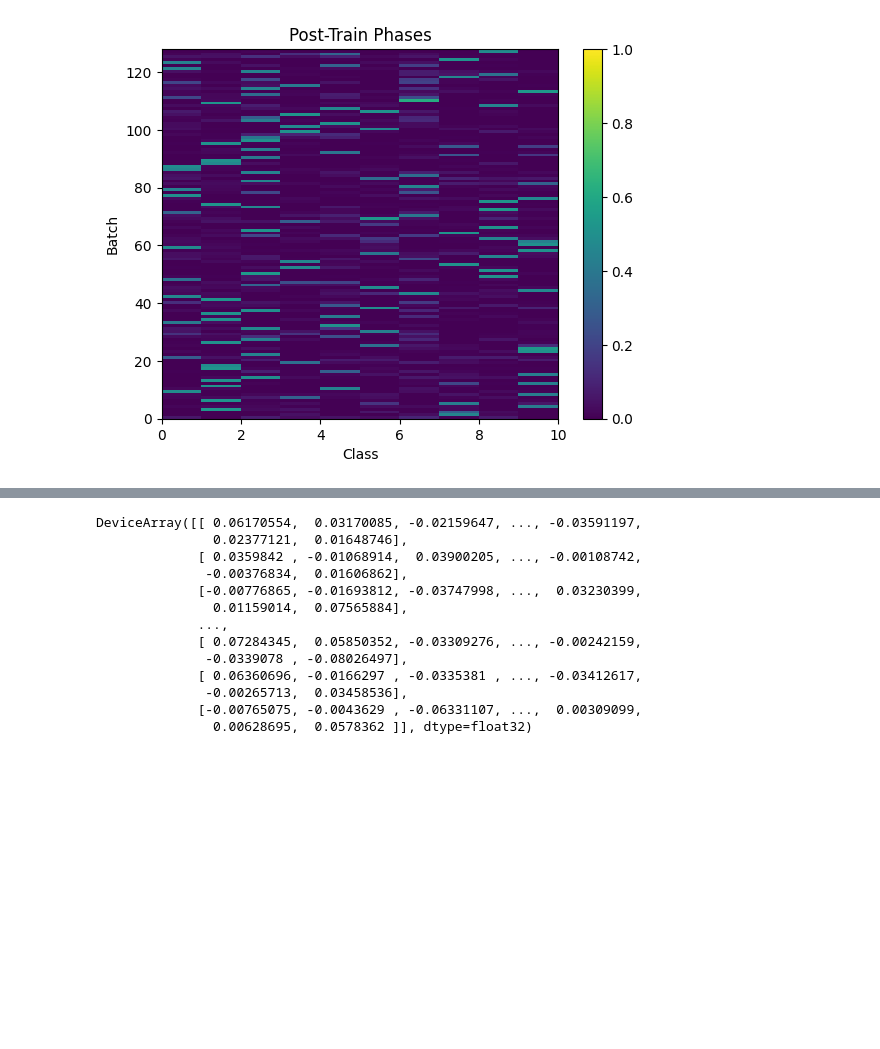
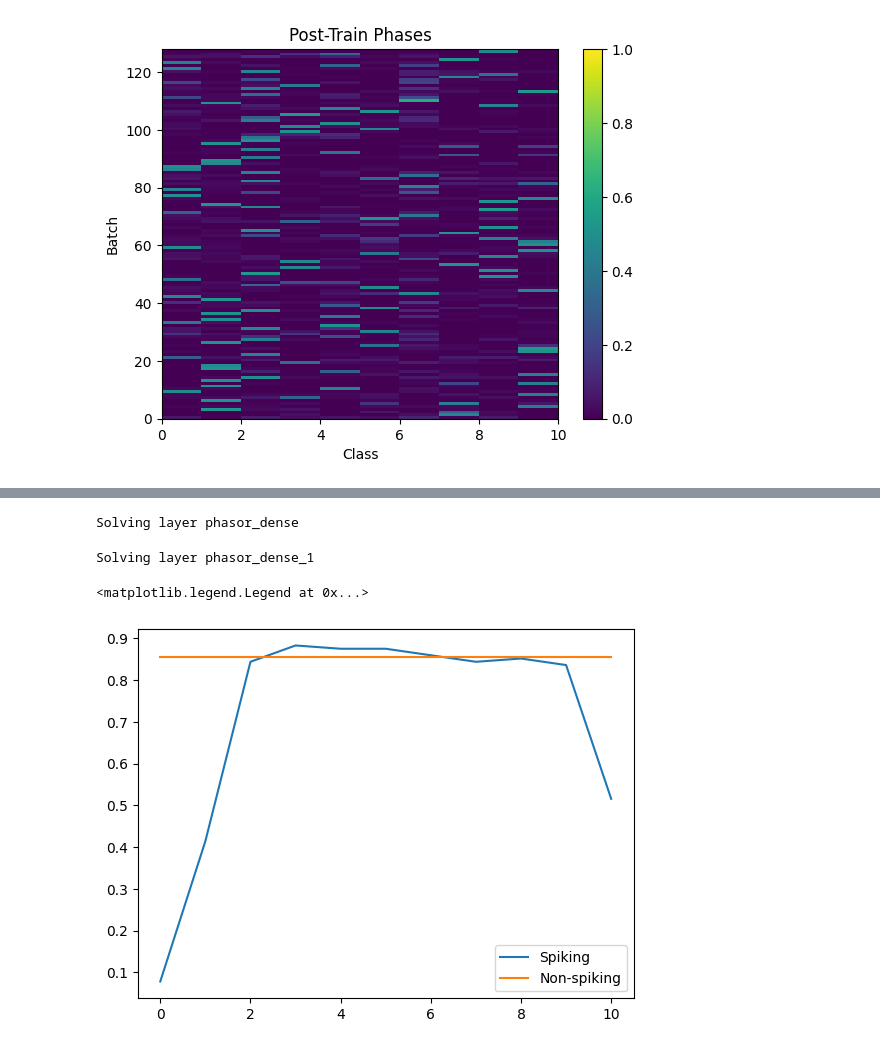
Before and after one commit to wilkieolin/phasor_jax, a Jupyter notebook: fashion test mlp.ipynb, the cells around one changed output, grey strips where cells are left out. Cells and saved outputs as stored; diff of their text form; code cells hidden in the pictures; blank space fills up the shorter version.

Commit message:
updating spiking execution example in fashion test

```diff
--- a/fashion test mlp.ipynb
+++ b/fashion test mlp.ipynb
@@ -127,6 +134,7 @@ Text(0, 0.5, 'Loss')
 # Test
 # %%
 #Load the testing dataset
-test, x_test, y_test = load_dataset(dataset, split="test", is_training=False, repeat = False, batch_size=n_batch)
+test_ds, x_test, y_test = load_dataset(dataset, split="test", is_training=False, repeat = False, batch_size=n_batch)
+test = iter(test_ds)
 # %%
 #Load a non-repeating copy of the training dataset
@@ -134,13 +142,3 @@ train2, _, _ = load_dataset(dataset, split="train", is_training=False, repeat =
-# %%
-def accuracy_quadrature(net, key, params, images, labels, **kwargs):
-    """
-    Compute classification accuracy with a model designed to produce out-of-phase
-    outputs for the predicted class instead of pure similarity values.
-    """
-
-    yhat = net.apply(params, key, images, **kwargs)
-    yhat = jnp.argmin(jnp.abs(yhat - 0.5), axis=1)
-    return yhat == labels
 # %%
 #define a labmda to compute accuracy we can dispatch over batches
 acc_fn = lambda b: accuracy_quadrature(model, key, params_t, b['image'], b['label'])
@@ -248,16 +170,36 @@ DeviceArray([0.97015387, 1.0279953 , 1.0111737 , 1.0650455 , 0.959732  ,
-# %%
-params_t['phasor_dense']['w']
-# %% [output]
-DeviceArray([[ 0.06170554,  0.03170085, -0.02159647, ..., -0.03591197,
-               0.02377121,  0.01648746],
-             [ 0.0359842 , -0.01068914,  0.03900205, ..., -0.00108742,
-              -0.00376834,  0.01606862],
-             [-0.00776865, -0.01693812, -0.03747998, ...,  0.03230399,
-               0.01159014,  0.07565884],
-             ...,
-             [ 0.07284345,  0.05850352, -0.03309276, ..., -0.00242159,
-              -0.0339078 , -0.08026497],
-             [ 0.06360696, -0.0166297 , -0.0335381 , ..., -0.03412617,
-              -0.00265713,  0.03458536],
-             [-0.00765075, -0.0043629 , -0.06331107, ...,  0.00309099,
-               0.00628695,  0.0578362 ]], dtype=float32)
+# %%
+def accuracy_quadrature(net, key, params, images, labels, **kwargs):
+    """
+    Compute classification accuracy with a model designed to produce out-of-phase
+    outputs for the predicted class instead of pure similarity values.
+    """
+
+    yhat = net.apply(params, key, images, **kwargs)
+
+    def accuracy_inner(phases):
+        predictions = jnp.argmin(jnp.abs(phases - 0.5), axis=1)
+        return predictions == labels
+
+    #for non-spiking output
+    if len(yhat.shape) == 2:
+        accuracy = accuracy_inner(yhat)
+    else:
+        #for spiking output with multiple cycles
+        yhat = rearrange(yhat, "a b c -> c a b")
+        accuracy = vmap(accuracy_inner)(yhat)
+
+
+    return accuracy
+# %%
+accs = accuracy_quadrature(model, key, params_t, x, y, spiking=True)
+spiking_acc = jnp.mean(accs, axis=1)
+# %% [output]
+Solving layer phasor_dense
+Solving layer phasor_dense_1
+# %%
+plt.plot(spiking_acc, label="Spiking")
+plt.plot(jnp.ones_like(spiking_acc)* jnp.mean(preds), label="Non-spiking")
+plt.legend()
+# %% [output]
+<matplotlib.legend.Legend at 0x...>
+[figure, added]
```
Also changed, not shown: parts of 13 cells of this notebook, 4 other files.
